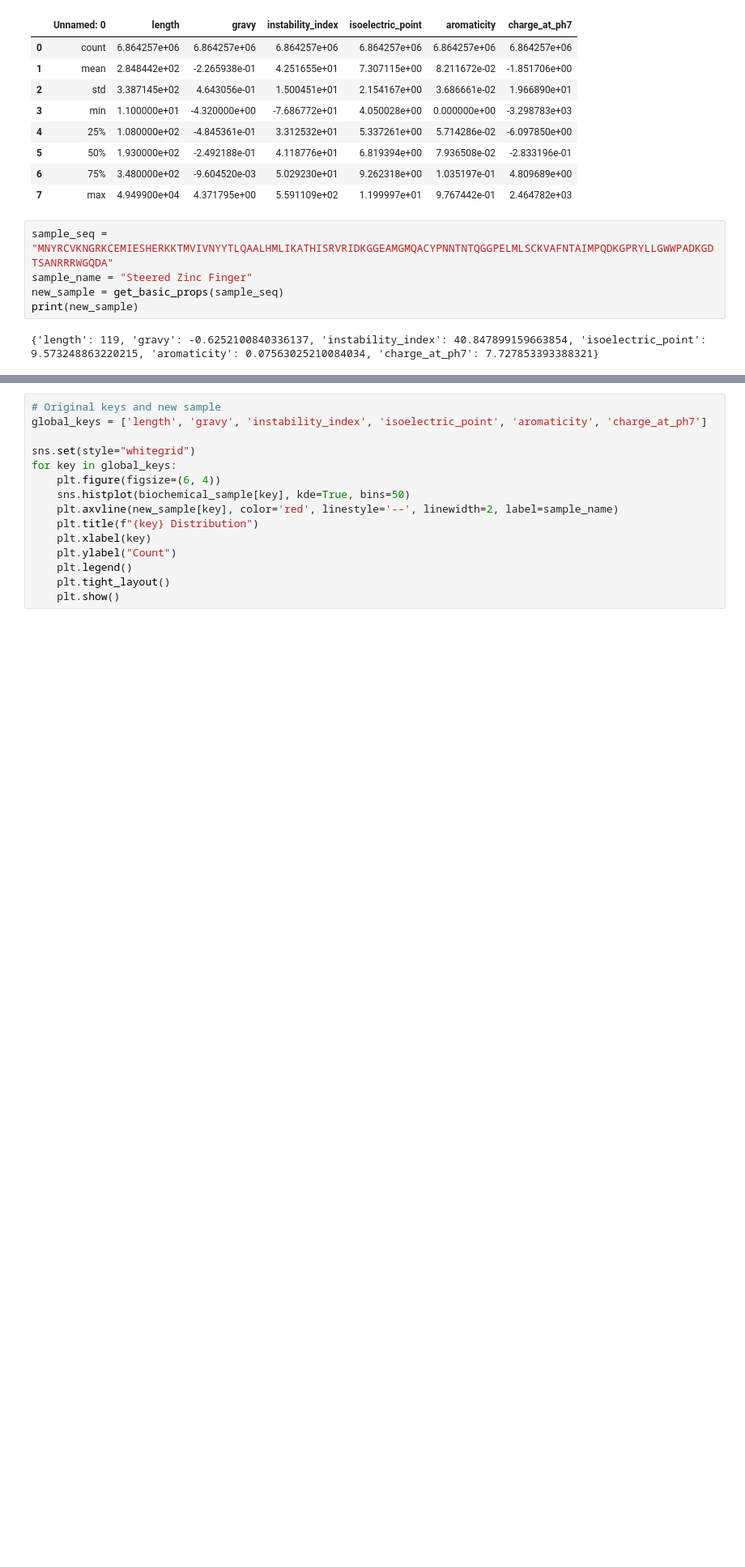
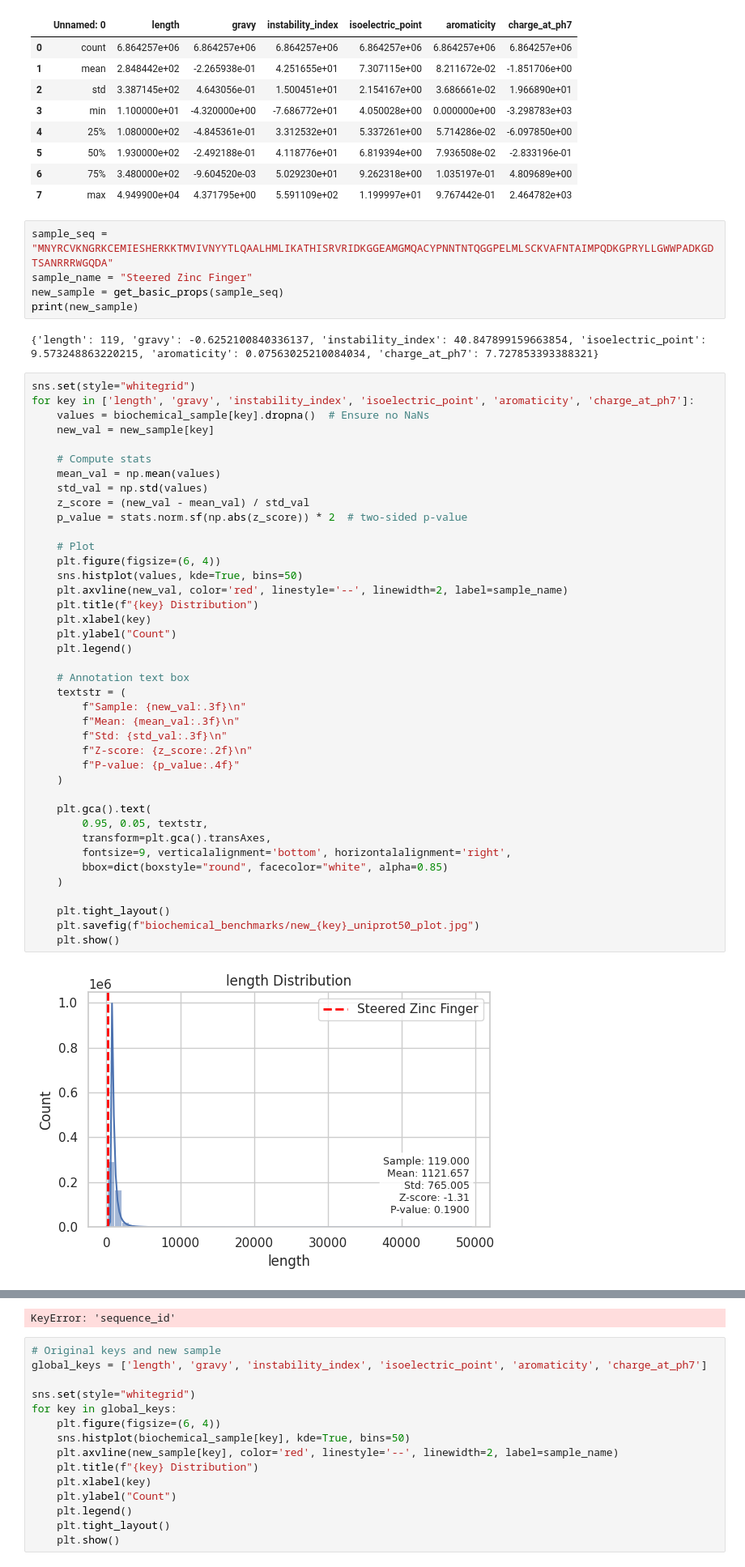
Before and after one commit to arjun-banerjee/PLMNeuron, a Jupyter notebook: benchmarks/inference.ipynb, the cells around one changed output, grey strips where cells are left out. Shown at 81% size. Cells and saved outputs as stored; diff of their text form; blank space fills up the shorter version.

Commit message:
updated metrics and added basic stats

```diff
--- a/benchmarks/inference.ipynb
+++ b/benchmarks/inference.ipynb
@@ -95,3 +105,45 @@ new_sample = get_basic_props(sample_seq)
 print(new_sample)
 # %% [output]
 {'length': 119, 'gravy': -0.6252100840336137, 'instability_index': 40.847899159663854, 'isoelectric_point': 9.573248863220215, 'aromaticity': 0.07563025210084034, 'charge_at_ph7': 7.727853393388321}
+# %%
+sns.set(style="whitegrid")
+for key in ['length', 'gravy', 'instability_index', 'isoelectric_point', 'aromaticity', 'charge_at_ph7']:
+    values = biochemical_sample[key].dropna()  # Ensure no NaNs
+    new_val = new_sample[key]
+
+    # Compute stats
+    mean_val = np.mean(values)
+    std_val = np.std(values)
+    z_score = (new_val - mean_val) / std_val
+    p_value = stats.norm.sf(np.abs(z_score)) * 2  # two-sided p-value
+
+    # Plot
+    plt.figure(figsize=(6, 4))
+    sns.histplot(values, kde=True, bins=50)
+    plt.axvline(new_val, color='red', linestyle='--', linewidth=2, label=sample_name)
+    plt.title(f"{key} Distribution")
+    plt.xlabel(key)
+    plt.ylabel("Count")
+    plt.legend()
+
+    # Annotation text box
+    textstr = (
+        f"Sample: {new_val:.3f}\n"
+        f"Mean: {mean_val:.3f}\n"
+        f"Std: {std_val:.3f}\n"
+        f"Z-score: {z_score:.2f}\n"
+        f"P-value: {p_value:.4f}"
+    )
+
+    plt.gca().text(
+        0.95, 0.05, textstr,
+        transform=plt.gca().transAxes,
+        fontsize=9, verticalalignment='bottom', horizontalalignment='right',
+        bbox=dict(boxstyle="round", facecolor="white", alpha=0.85)
+    )
+
+    plt.tight_layout()
+    plt.savefig(f"biochemical_benchmarks/new_{key}_uniprot50_plot.jpg")
+    plt.show()
+# %% [output]
+[figure, added]
@@ -98,3 +155,4 @@ print(new_sample)
+KeyError: 'sequence_id'
 # %%
 # Original keys and new sample
 global_keys = ['length', 'gravy', 'instability_index', 'isoelectric_point', 'aromaticity', 'charge_at_ph7']
```
Also changed, not shown: parts of 8 cells of this notebook, 10 other files.
